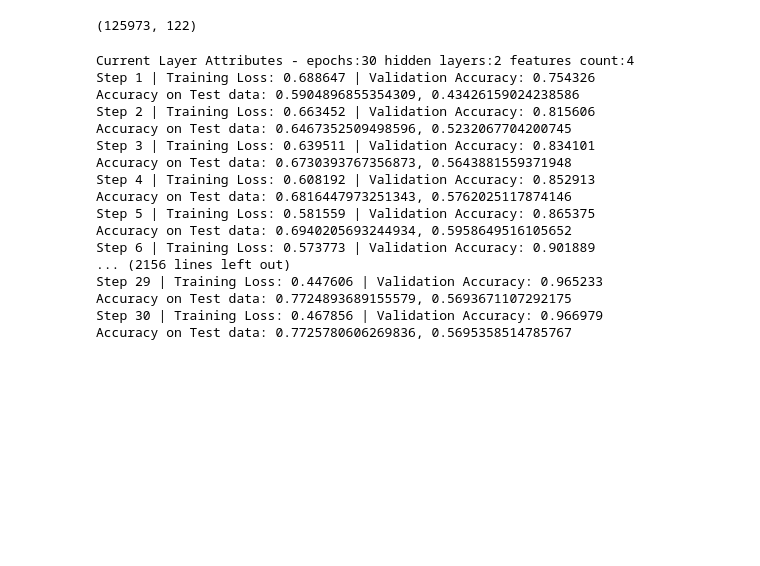
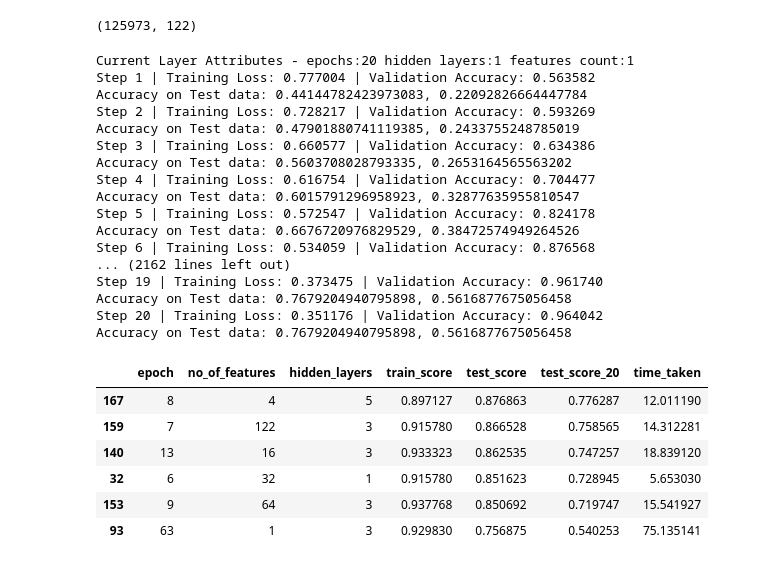
Before and after one commit to rkmalaiya/network_anomaly_detection_deep_learning, a Jupyter notebook: tf_dense_only_nsl_kdd.ipynb, the cells around one changed output. Cells and saved outputs as stored; diff of their text form; code cells hidden in the pictures; blank space fills up the shorter version.

```diff
--- a/tf_dense_only_nsl_kdd.ipynb
+++ b/tf_dense_only_nsl_kdd.ipynb
@@ -233,34 +233,34 @@ import itertools
 class Hyperparameters:
 #    features_arr = [2, 4, 8, 16, 32, 64, 128, 256]
 #    hidden_layers_arr = [2, 4, 6, 10]
-    features_arr = [4, 8, 16, 32]
-    hidden_layers_arr = [2, 4, 6]
+    features_arr = [1, 4, 16, 32, 64, 122]
+    hidden_layers_arr = [1, 3, 5]
 
-    epochs = [30]
-    lrs = [1e-5, 1e-5/2, 1e-5/4]
+    epochs = [20]
+    lrs = [1e-5, 1e-6, 1e-7]
     for e, h, f in itertools.product(epochs, hidden_layers_arr, features_arr):
         print("Current Layer Attributes - epochs:{} hidden layers:{} features count:{}".format(e,h,f))
         n = network(2,h,f)
         n.build_layers()
         Train.train(e, n, h,f, lrs)
 # %% [output]
-Current Layer Attributes - epochs:30 hidden layers:2 features count:4
-Step 1 | Training Loss: 0.688647 | Validation Accuracy: 0.754326
-Accuracy on Test data: 0.5904896855354309, 0.43426159024238586
-Step 2 | Training Loss: 0.663452 | Validation Accuracy: 0.815606
-Accuracy on Test data: 0.6467352509498596, 0.5232067704200745
-Step 3 | Training Loss: 0.639511 | Validation Accuracy: 0.834101
-Accuracy on Test data: 0.6730393767356873, 0.5643881559371948
-Step 4 | Training Loss: 0.608192 | Validation Accuracy: 0.852913
-Accuracy on Test data: 0.6816447973251343, 0.5762025117874146
-Step 5 | Training Loss: 0.581559 | Validation Accuracy: 0.865375
-Accuracy on Test data: 0.6940205693244934, 0.5958649516105652
-Step 6 | Training Loss: 0.573773 | Validation Accuracy: 0.901889
-... (2156 lines left out)
-Step 29 | Training Loss: 0.447606 | Validation Accuracy: 0.965233
-Accuracy on Test data: 0.7724893689155579, 0.5693671107292175
-Step 30 | Training Loss: 0.467856 | Validation Accuracy: 0.966979
-Accuracy on Test data: 0.7725780606269836, 0.5695358514785767
+Current Layer Attributes - epochs:20 hidden layers:1 features count:1
+Step 1 | Training Loss: 0.777004 | Validation Accuracy: 0.563582
+Accuracy on Test data: 0.44144782423973083, 0.22092826664447784
+Step 2 | Training Loss: 0.728217 | Validation Accuracy: 0.593269
+Accuracy on Test data: 0.47901880741119385, 0.2433755248785019
+Step 3 | Training Loss: 0.660577 | Validation Accuracy: 0.634386
+Accuracy on Test data: 0.5603708028793335, 0.2653164565563202
+Step 4 | Training Loss: 0.616754 | Validation Accuracy: 0.704477
+Accuracy on Test data: 0.6015791296958923, 0.32877635955810547
+Step 5 | Training Loss: 0.572547 | Validation Accuracy: 0.824178
+Accuracy on Test data: 0.6676720976829529, 0.38472574949264526
+Step 6 | Training Loss: 0.534059 | Validation Accuracy: 0.876568
+... (2162 lines left out)
+Step 19 | Training Loss: 0.373475 | Validation Accuracy: 0.961740
+Accuracy on Test data: 0.7679204940795898, 0.5616877675056458
+Step 20 | Training Loss: 0.351176 | Validation Accuracy: 0.964042
+Accuracy on Test data: 0.7679204940795898, 0.5616877675056458
 # %%
 dict1 = {}
 dict2 = []
@@ -272,3 +272,15 @@ Train.predictions = dict1
 Train.results = dict2
 # %%
 df_results = pd.DataFrame(Train.results)
+# %%
+g = df_results.groupby(by=['no_of_features'])
+idx = g['test_score'].transform(max) == df_results['test_score']
+df_results[idx].sort_values(by = 'test_score', ascending = False)
+# %% [output]
+|  | epoch | no_of_features | hidden_layers | train_score | test_score | test_score_20 | time_taken |
+| 167 | 8 | 4 | 5 | 0.897127 | 0.876863 | 0.776287 | 12.011190 |
+| 159 | 7 | 122 | 3 | 0.915780 | 0.866528 | 0.758565 | 14.312281 |
+| 140 | 13 | 16 | 3 | 0.933323 | 0.862535 | 0.747257 | 18.839120 |
+| 32 | 6 | 32 | 1 | 0.915780 | 0.851623 | 0.728945 | 5.653030 |
+| 153 | 9 | 64 | 3 | 0.937768 | 0.850692 | 0.719747 | 15.541927 |
+| 93 | 63 | 1 | 3 | 0.929830 | 0.756875 | 0.540253 | 75.135141 |
```
Also changed, not shown: parts of 6 cells of this notebook.
